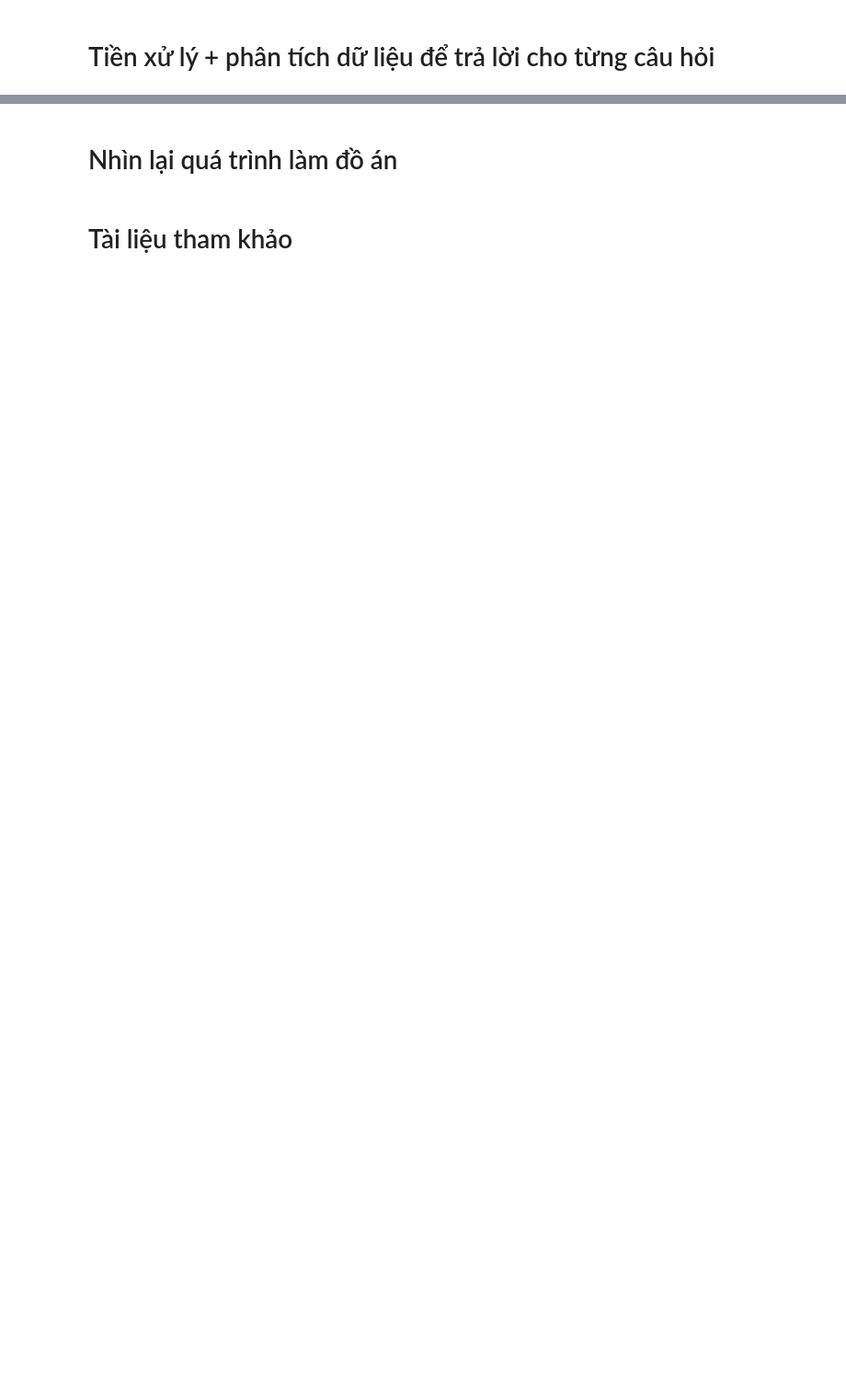
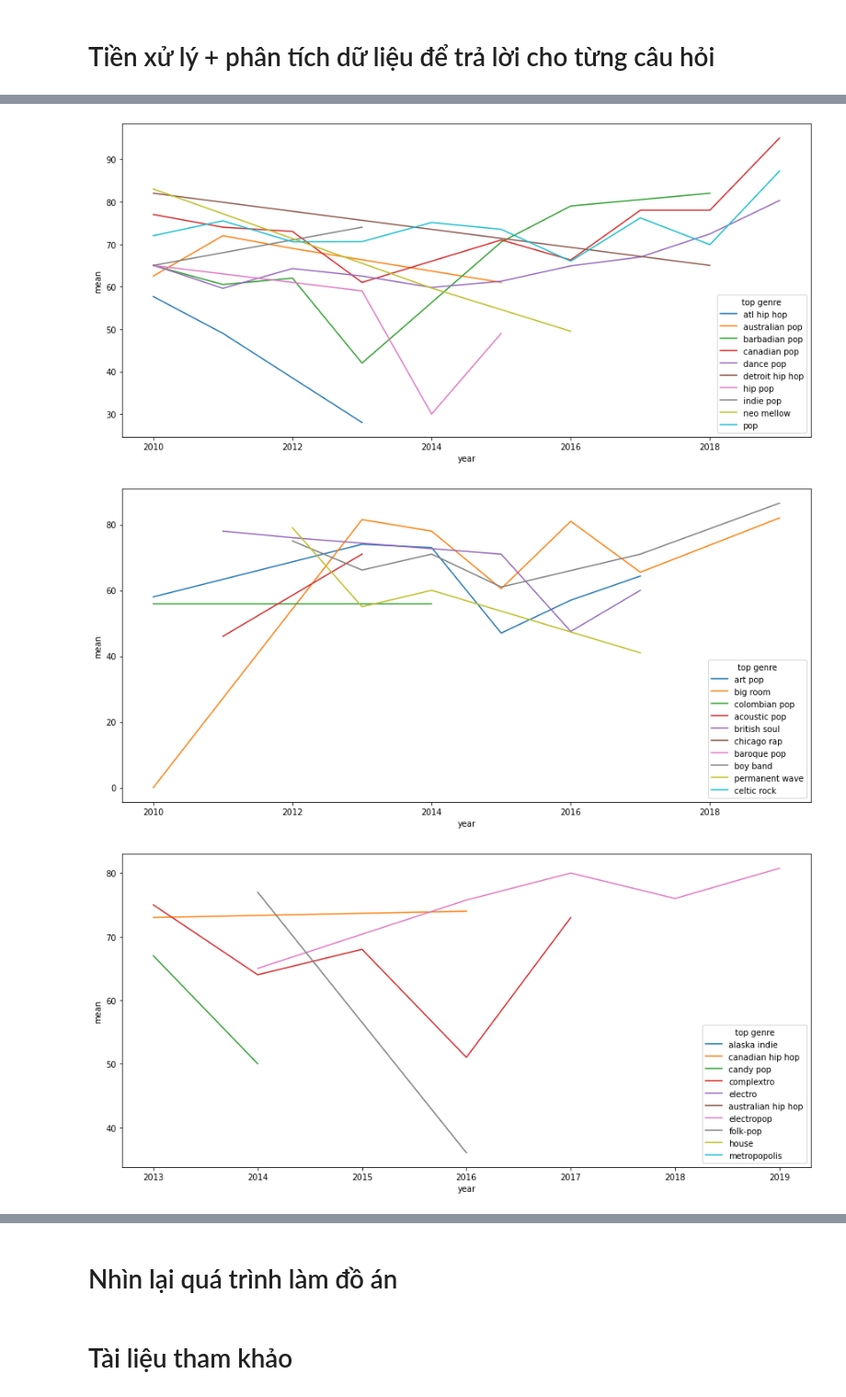
Before and after one commit to DoLienKhoa/P4DS, a Jupyter notebook: Main.ipynb, the cells around one changed output, grey strips where cells are left out. Shown: that part at 92% size. Cells and saved outputs as stored; diff of their text form; code cells hidden in the pictures; blank space fills up the shorter version.

```diff
--- a/Main.ipynb
+++ b/Main.ipynb
@@ -133,0 +156,3 @@ Sau khi đã khám phá dữ liệu và hiểu hơn về dữ liệu, ta thấy
+# %%
+top_mean_df = top_songs_df[['year', 'top genre', 'pop']].groupby(['year', 'top genre'])['pop'].mean().reset_index(name = 'mean')
+top_mean_df.head()
@@ -133,0 +166,8 @@ Sau khi đã khám phá dữ liệu và hiểu hơn về dữ liệu, ta thấy
+# %%
+for i in range(len(genre_chunks)):
+    plt.figure(i, figsize = [15, 7])
+    sns.lineplot(data = top_mean_df[temp_df['top genre'].isin(genre_chunks[i])], x = 'year', y = 'mean', hue = 'top genre');
+# %% [output]
+[figure, added]
+[figure, added]
+[figure, added]
```
Also changed, not shown: parts of 8 cells of this notebook.
